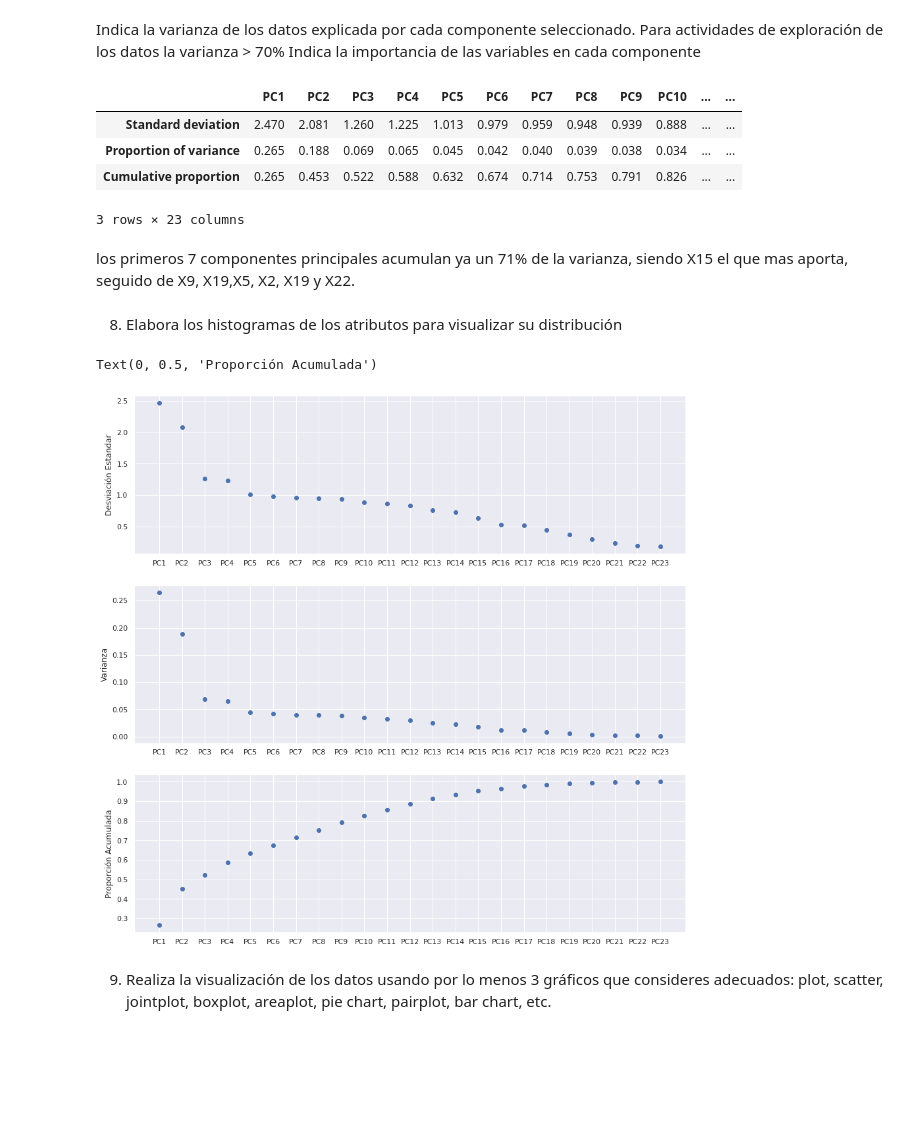
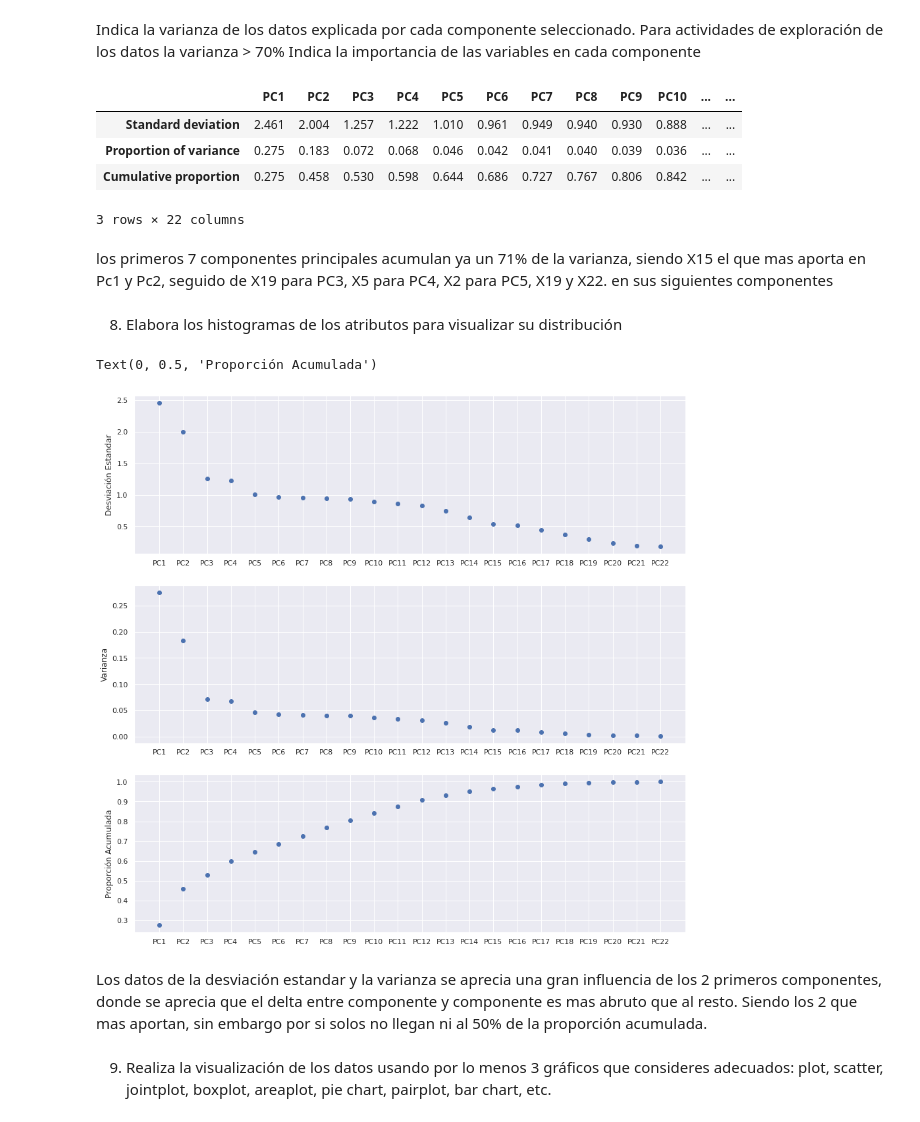
Before and after one commit to PosgradoMNA/actividades-de-aprendizaje-A01081266, a Jupyter notebook: ActividadSemanal6A01081266.ipynb, the cells around one changed output. Saved outputs shown, nothing was run; the diff lists cells and outputs as text; code cells hidden in the pictures; blank space fills up the shorter version.

```diff
--- a/ActividadSemanal6A01081266.ipynb
+++ b/ActividadSemanal6A01081266.ipynb
@@ -301,8 +301,8 @@ dtype: int64
 
 6 y 7 los vamos a hacer en un mismo paso, ya que PCA necesita los datos normalizados
 # %%
-#Antes de PCA vamos a remover el ID y la salida ya que no aportan
-ndf.drop(['ID','Y'],axis=1, inplace=True)
+#Antes de PCA vamos a remover el ID, el monto otorgado y la salida ya que no aportan
+ndf.drop(['X1','ID','Y'],axis=1, inplace=True)
 # %%
 from sklearn import preprocessing
 from sklearn.decomposition import PCA
@@ -376,36 +382,38 @@ Indica la importancia de las variables en cada componente
 pcsSummary_df.round(3)
 # %% [output]
 |  | PC1 | PC2 | PC3 | PC4 | PC5 | PC6 | PC7 | PC8 | PC9 | PC10 | ... | ... |
-| Standard deviation | 2.470 | 2.081 | 1.260 | 1.225 | 1.013 | 0.979 | 0.959 | 0.948 | 0.939 | 0.888 | ... | ... |
-| Proportion of variance | 0.265 | 0.188 | 0.069 | 0.065 | 0.045 | 0.042 | 0.040 | 0.039 | 0.038 | 0.034 | ... | ... |
-| Cumulative proportion | 0.265 | 0.453 | 0.522 | 0.588 | 0.632 | 0.674 | 0.714 | 0.753 | 0.791 | 0.826 | ... | ... |
+| Standard deviation | 2.461 | 2.004 | 1.257 | 1.222 | 1.010 | 0.961 | 0.949 | 0.940 | 0.930 | 0.888 | ... | ... |
+| Proportion of variance | 0.275 | 0.183 | 0.072 | 0.068 | 0.046 | 0.042 | 0.041 | 0.040 | 0.039 | 0.036 | ... | ... |
+| Cumulative proportion | 0.275 | 0.458 | 0.530 | 0.598 | 0.644 | 0.686 | 0.727 | 0.767 | 0.806 | 0.842 | ... | ... |
-3 rows × 23 columns
+3 rows × 22 columns
 # %% [markdown]
-los primeros 7 componentes principales acumulan ya un 71% de la varianza, siendo X15 el que mas aporta, seguido de X9, X19,X5, X2, X19 y X22.
+los primeros 7 componentes principales acumulan ya un 71% de la varianza, siendo X15 el que mas aporta en Pc1 y Pc2, seguido de X19 para PC3, X5 para PC4, X2 para PC5, X19 y X22. en sus siguientes componentes
 # %% [markdown]
 8. Elabora los histogramas de los atributos para visualizar su distribución
 # %%
 sns.set(rc={'figure.figsize':(15,15)})
 #fig, axes = plt.subplots(3, 1)
 
 
 
 #graficamos la Desviacion Estandar
 plt.subplot(3,1,1)
-AxisPC = ['PC1','PC2','PC3','PC4','PC5','PC6','PC7','PC8','PC9','PC10','PC11','PC12','PC13','PC14','PC15','PC16','PC17','PC18','PC19','PC20','PC21','PC22','PC23']
+AxisPC = ['PC1','PC2','PC3','PC4','PC5','PC6','PC7','PC8','PC9','PC10','PC11','PC12','PC13','PC14','PC15','PC16','PC17','PC18','PC19','PC20','PC21','PC22']
 plt.scatter(AxisPC, pcsSummary_df.iloc[0,:])
 plt.ylabel('Desviación Estandar')
 
 plt.subplot(3,1,2)
 plt.scatter(AxisPC, pcsSummary_df.iloc[1,:])
 plt.ylabel('Varianza')
 
 plt.subplot(3,1,3)
 plt.scatter(AxisPC, pcsSummary_df.iloc[2,:])
 plt.ylabel('Proporción Acumulada')
 # %% [output]
 Text(0, 0.5, 'Proporción Acumulada')
-[figure, old version]
+[figure, new version]
+# %% [markdown]
+Los datos de la desviación estandar y la varianza se aprecia una gran influencia de los 2 primeros componentes, donde se aprecia que el delta entre componente y componente es mas abruto que al resto. Siendo los 2 que mas aportan, sin embargo por si solos no llegan ni al 50% de la proporción acumulada.
 # %% [markdown]
 9. Realiza la visualización de los datos usando por lo menos 3 gráficos que consideres adecuados: plot, scatter, jointplot, boxplot, areaplot, pie chart, pairplot, bar chart, etc.
 # %%
```
Also changed, not shown: parts of 19 cells of this notebook.
